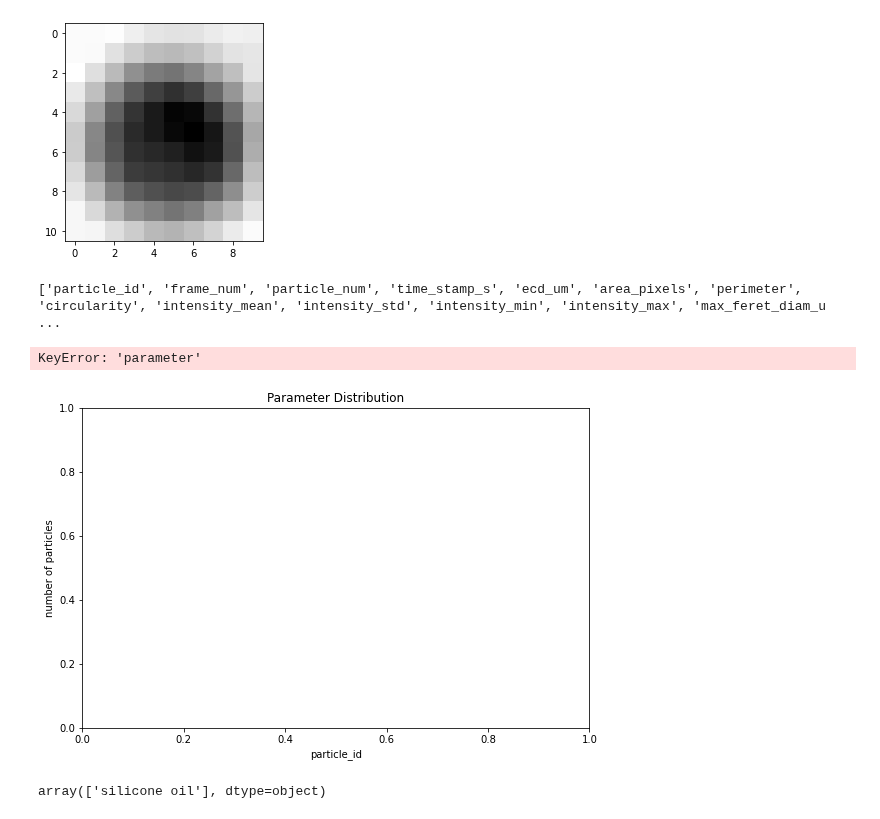
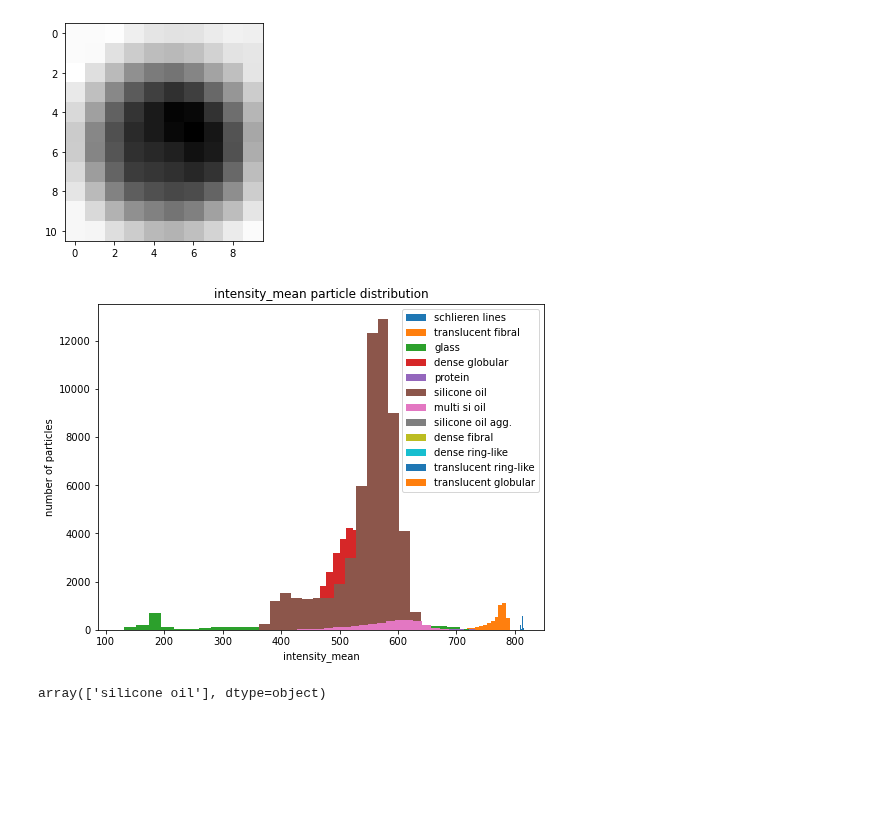
Before and after one commit to Scottholman33/KBI, a Jupyter notebook: KBI_Python_Start.ipynb, the cells around one changed output. Cells and saved outputs as stored; diff of their text form; code cells hidden in the pictures; blank space fills up the shorter version.

```diff
--- a/KBI_Python_Start.ipynb
+++ b/KBI_Python_Start.ipynb
@@ -856,35 +829,27 @@ ax5.hist(translucent_glob['area_pixels'], n_bins, color = 'brown', label="transl
 # %%
 # Histogram Plotting Function
-fig=plt.figure(figsize=(20,20))
-n_bins=30
-parameters=df.columns.unique()
-parameter_list=[]
-
-for parameter in parameters:
-    parameter_list.append(parameter)
-print(parameter_list)
-
+# from utils import make_histogram
 def make_histogram(fig, df, particle_type, parameter):
-    ax1=fig.add_subplot(3,2,1)
-    ax1.set_title('Parameter Distribution') # how to call parameter and write distribution after
+    type_df=df.loc[df["type"]==particle_type]
+    ax1.set_title("{} particle distribution".format(parameter))
     ax1.set_xlabel(parameter)
     ax1.set_ylabel('number of particles')
-    type_df=df.loc[df["type"]==particle_type]
-    return ax1.hist(type_df["parameter"], n_bins, label="type") #how to make random colors
+    ax1.hist(type_df[parameter], n_bins, label = particle_type)
+    legend=plt.legend(markerscale = 10)
 
-for x in types:
-    for y in parameter_list:
-        make_histogram(fig, df, x, y)
-
-
-# ax1.hist(schlieren['circularity'], n_bins, color = 'r', label="schlieren")
 # protein = ['dense globular', 'dense fibral',
    #	'translucent ring-like', 'dense ring-like', 'translucent fibral',
   # 	'translucent globular']
-# %% [output]
-['particle_id', 'frame_num', 'particle_num', 'time_stamp_s', 'ecd_um', 'area_pixels', 'perimeter', 'circularity', 'intensity_mean', 'intensity_std', 'intensity_min', 'intensity_max', 'max_feret_diam_u ...
-KeyError: 'parameter'
-[figure, removed]
+# %%
+fig=plt.figure(figsize=(8,6))
+n_bins=30
+ax1=fig.add_subplot(1,1,1)
+parameter_list = list(df.columns)
+
+for x in types:
+    make_histogram(fig, df, x, "intensity_mean")
+# %% [output]
+[figure, added]
 # %%
 type_df=df.loc[df["type"]=="silicone oil"]
 type_df['type'].unique()
```
Also changed, not shown: parts of 5 cells of this notebook.
